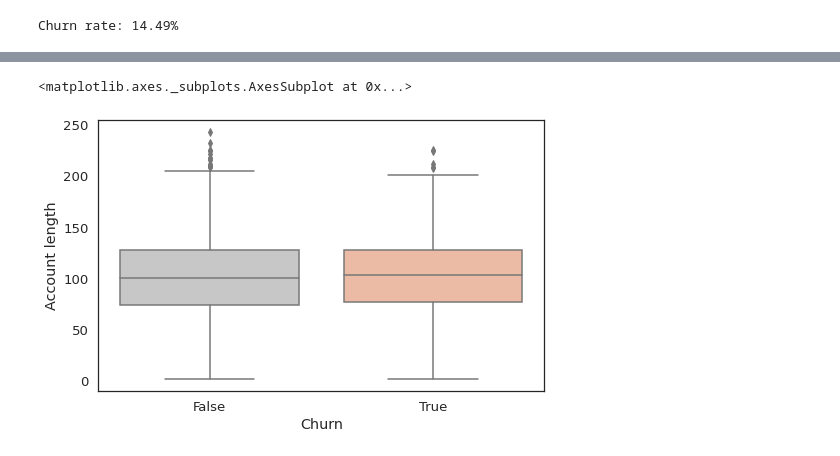
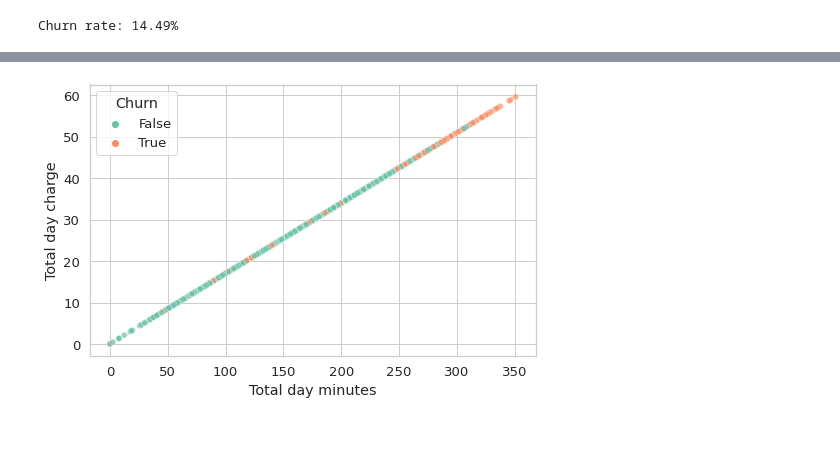
Before and after one commit to GhostML/Telecom-Churn-EDA, a Jupyter notebook: Telecom_Churn_Analysis_Capstone_Project.ipynb, the cells around one changed output, grey strips where cells are left out. Saved outputs shown, nothing was run; the diff lists cells and outputs as text; code cells hidden in the pictures.

```diff
--- a/Telecom_Churn_Analysis_Capstone_Project.ipynb
+++ b/Telecom_Churn_Analysis_Capstone_Project.ipynb
@@ -172,6 +281,18 @@ for i, j in zip(df_bar, axes):
 # %%
+sns.set(font_scale=1.2, style="whitegrid")
+
+fig, axes = plt.subplots(3, 4, figsize=(40, 25), dpi=100)
+axes = axes.flatten()
+
 total_list = ['Total day minutes',
        'Total day calls', 'Total day charge', 'Total eve minutes',
        'Total eve calls', 'Total eve charge', 'Total night minutes',
        'Total night calls', 'Total night charge', 'Total intl minutes',
        'Total intl calls', 'Total intl charge', 'Churn']
+
+for i, j in zip(total_list, axes):
+    sns.boxplot(x='Churn',
+                y=i,
+                data = df,
+                palette="RdGy_r",
+                ax=j)
@@ -177,0 +306,3 @@ total_list = ['Total day minutes',
+# %%
+# Lets add all charges and make one column 'Total charges'
+df['Total charges'] = df['Total day charge'] + df['Total eve charge'] + df['Total night charge'] + df['Total intl charge']
@@ -178,9 +321,5 @@ total_list = ['Total day minutes',
 # %%
 plt.figure(figsize=(8, 5))
-sns.boxplot(x='Churn',
-            y='Account length',
-            data = df,
-            palette="RdGy_r",)
+sns.scatterplot(x='Total day minutes', y='Total day charge', data=df, hue='Churn', alpha=0.7, palette='Set2');
 # %% [output]
-<matplotlib.axes._subplots.AxesSubplot at 0x...>
-[figure, old version]
+[figure, new version]
```
Also changed, not shown: parts of 29 cells of this notebook.
